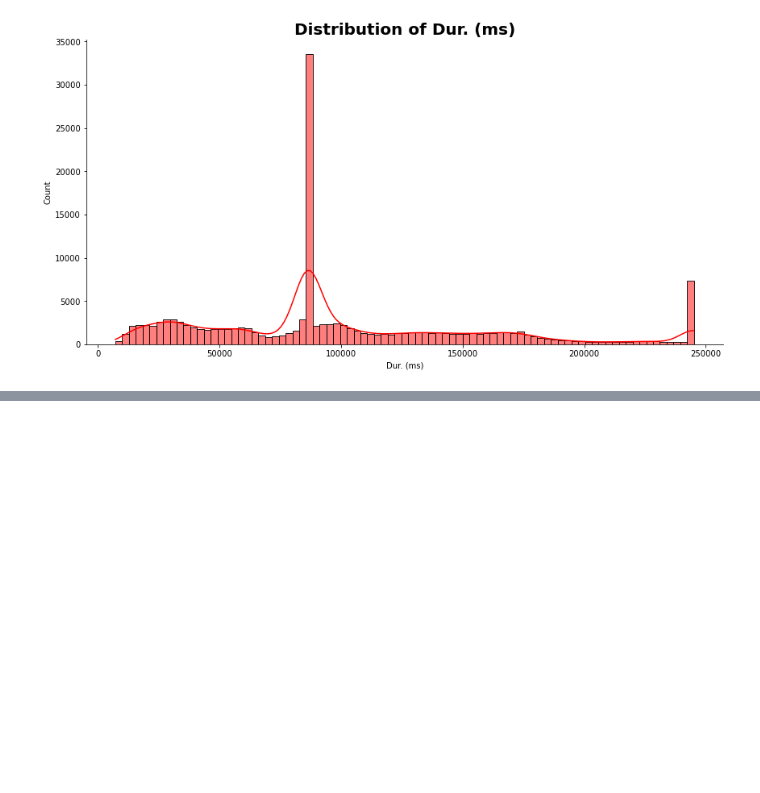
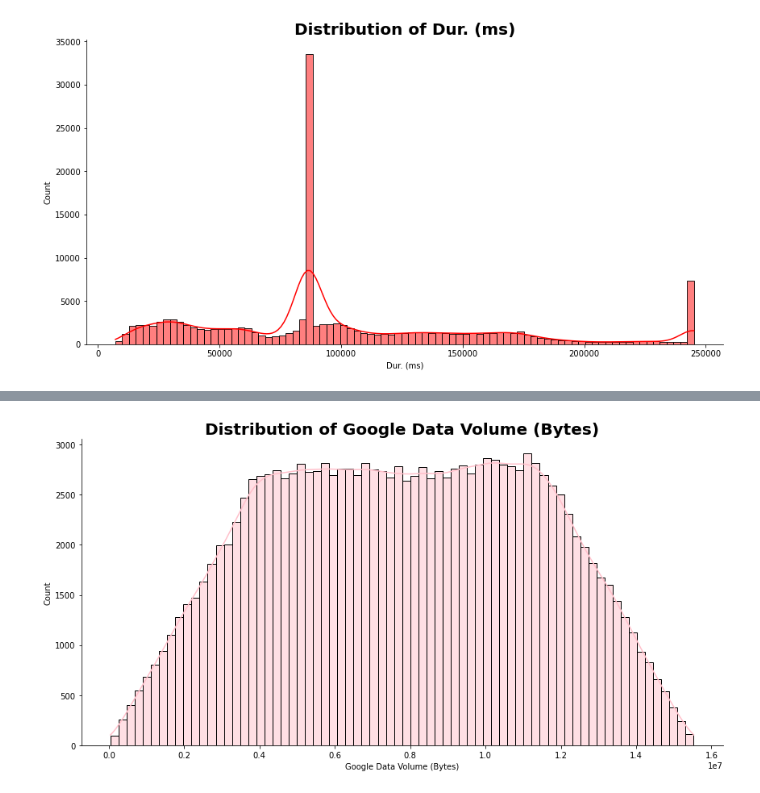
Before and after one commit to hikmab/User-Analytics-Telecomm-Industry, a Jupyter notebook: notebook/user over view analysis .ipynb, the cells around one changed output, grey strips where cells are left out. Saved outputs shown, nothing was run; the diff lists cells and outputs as text; code cells hidden in the pictures; blank space fills up the shorter version.

```diff
--- a/notebook/user over view analysis .ipynb
+++ b/notebook/user over view analysis .ipynb
@@ -743,0 +765,4 @@ plot_hist(db, 'Dur. (ms)', 'Red')
+# %%
+plot_hist(db, 'Google Data Volume (Bytes)', 'pink')
+# %% [output]
+[figure, added]
```
Also changed, not shown: parts of 14 cells of this notebook, 7 other files.
